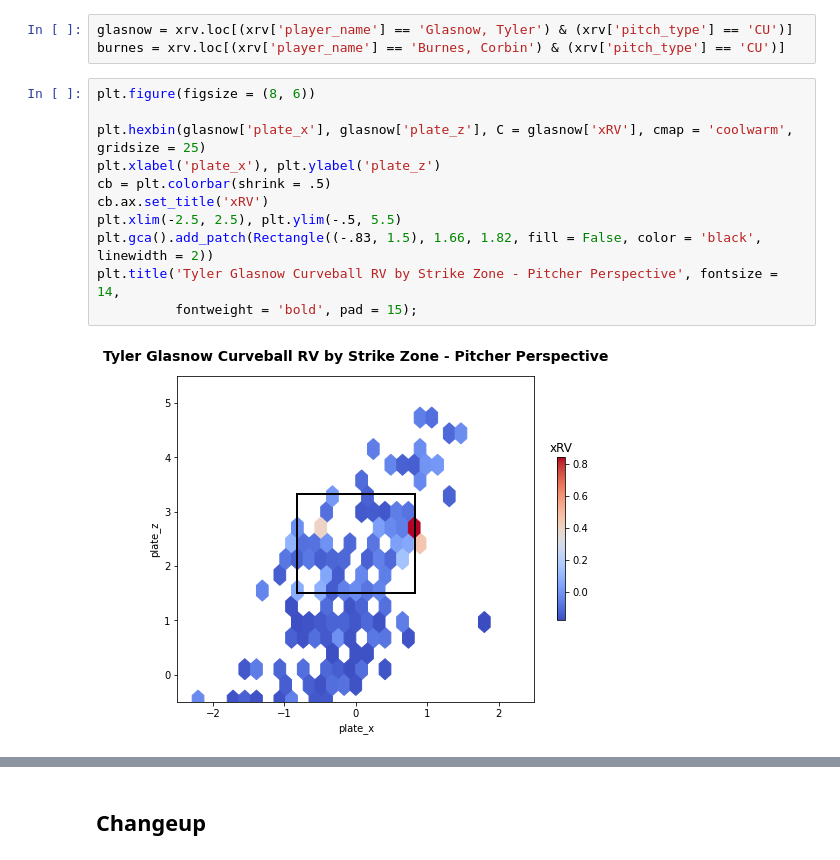
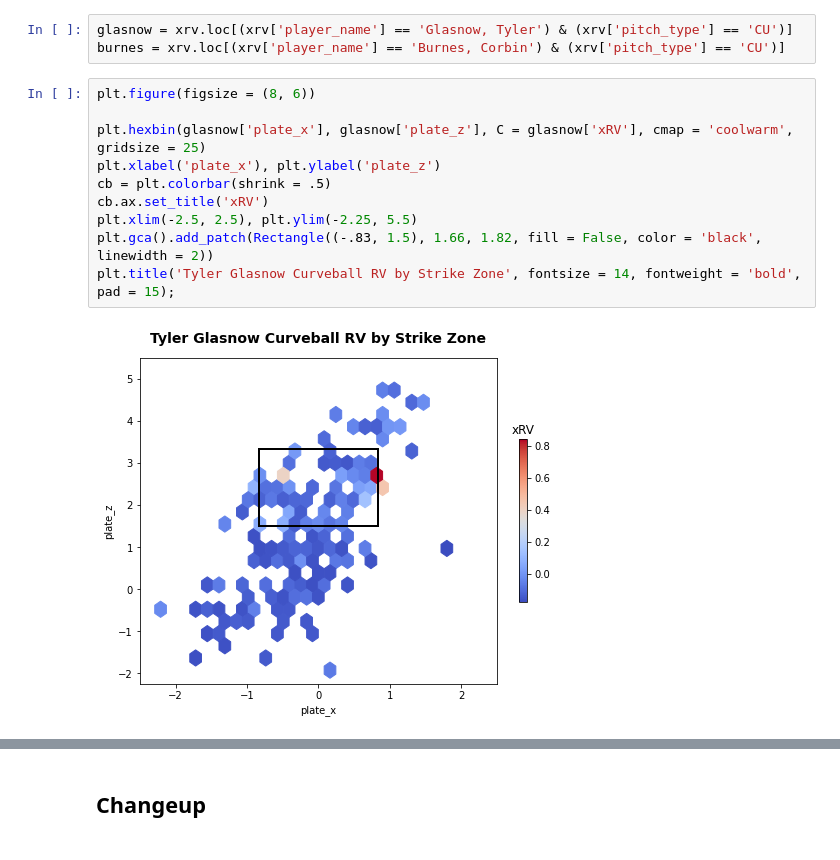
Before and after one commit to anthonyzurke/pitch-model, a Jupyter notebook: notebooks/analysis.ipynb, the cells around one changed output, grey strips where cells are left out. Cells and saved outputs as stored; diff of their text form.

```diff
--- a/notebooks/analysis.ipynb
+++ b/notebooks/analysis.ipynb
@@ -347,16 +675,15 @@ burnes = xrv.loc[(xrv['player_name'] == 'Burnes, Corbin') & (xrv['pitch_type'] =
 # %%
 plt.figure(figsize = (8, 6))
 
 plt.hexbin(glasnow['plate_x'], glasnow['plate_z'], C = glasnow['xRV'], cmap = 'coolwarm', gridsize = 25)
 plt.xlabel('plate_x'), plt.ylabel('plate_z')
 cb = plt.colorbar(shrink = .5)
 cb.ax.set_title('xRV')
-plt.xlim(-2.5, 2.5), plt.ylim(-.5, 5.5)
+plt.xlim(-2.5, 2.5), plt.ylim(-2.25, 5.5)
 plt.gca().add_patch(Rectangle((-.83, 1.5), 1.66, 1.82, fill = False, color = 'black', linewidth = 2))
-plt.title('Tyler Glasnow Curveball RV by Strike Zone - Pitcher Perspective', fontsize = 14,
-          fontweight = 'bold', pad = 15);
+plt.title('Tyler Glasnow Curveball RV by Strike Zone', fontsize = 14, fontweight = 'bold', pad = 15);
 # %% [output]
-[figure, old version]
+[figure, new version]
 # %%
 plt.figure(figsize = (8, 6))
 
```
Also changed, not shown: parts of 42 cells of this notebook.
